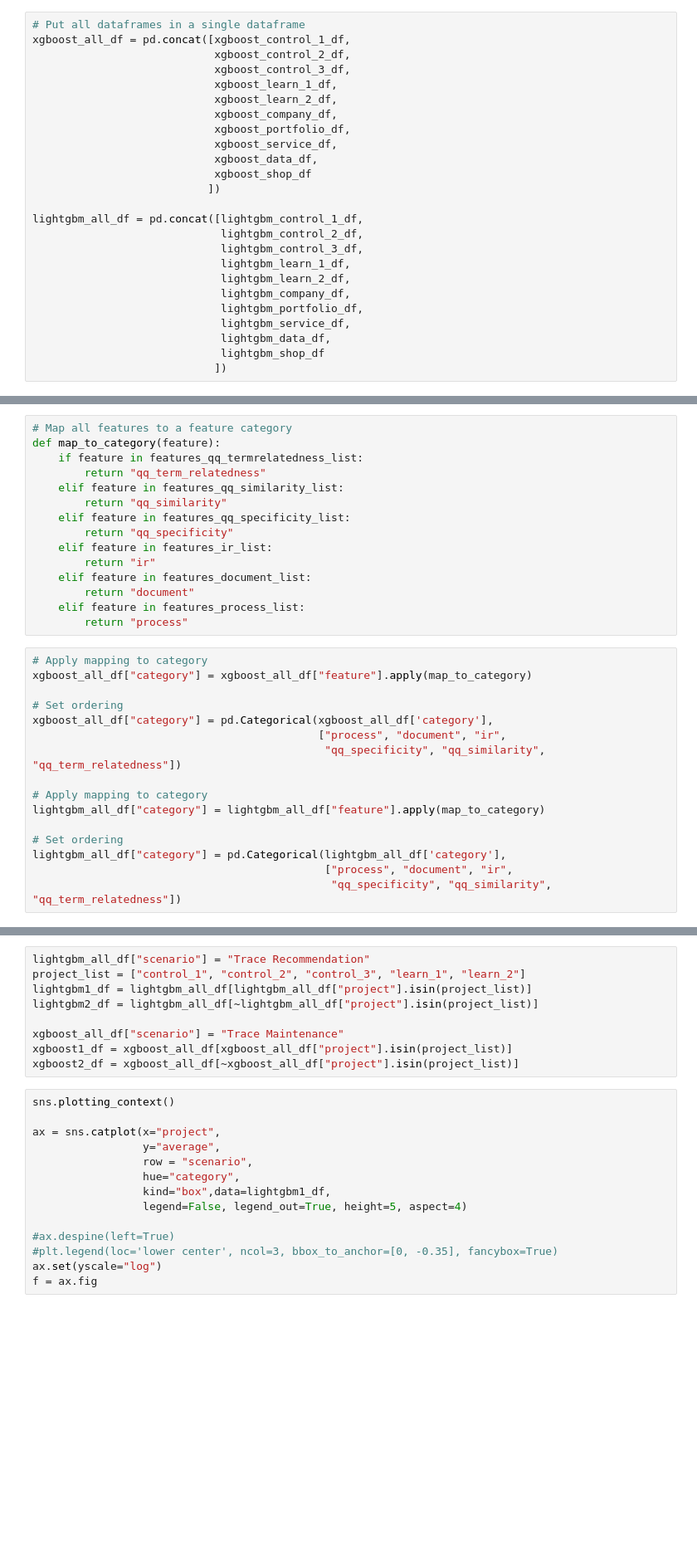
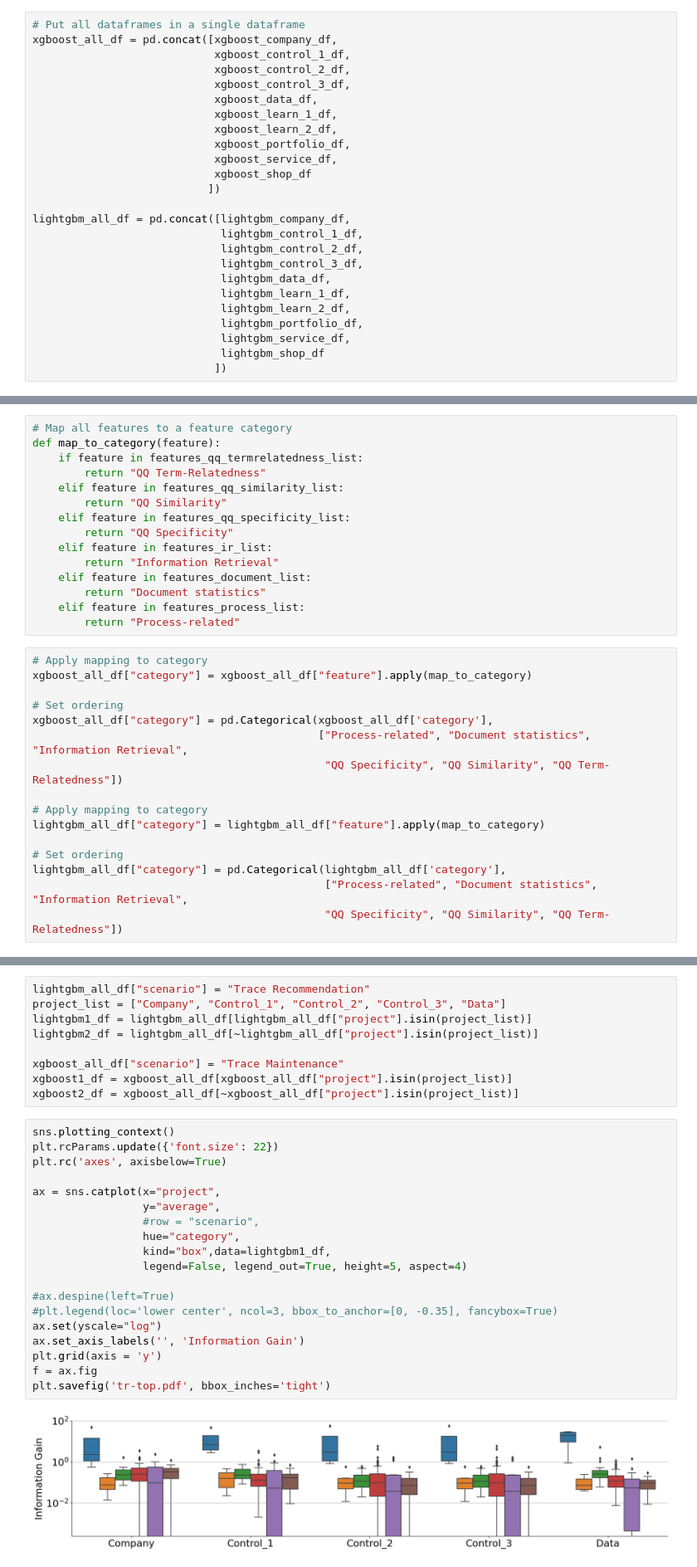
Before and after one commit to RELabUU/LCDTrace, a Jupyter notebook: notebooks/calculating_feature_importance.ipynb, the cells around one changed output, grey strips where cells are left out. Shown at 83% size. Saved outputs shown, nothing was run; the diff lists cells and outputs as text; blank space fills up the shorter version.

Commit message:
Made fixes so to generate the charts in the paper

```diff
--- a/notebooks/calculating_feature_importance.ipynb
+++ b/notebooks/calculating_feature_importance.ipynb
@@ -137,26 +139,26 @@ lightgbm_shop_df["project"] = "shop"
 # %%
 # Put all dataframes in a single dataframe
-xgboost_all_df = pd.concat([xgboost_control_1_df,
+xgboost_all_df = pd.concat([xgboost_company_df,
+                            xgboost_control_1_df,
                             xgboost_control_2_df,
                             xgboost_control_3_df,
+                            xgboost_data_df,
                             xgboost_learn_1_df,
                             xgboost_learn_2_df,
-                            xgboost_company_df,
                             xgboost_portfolio_df,
                             xgboost_service_df,
-                            xgboost_data_df,
                             xgboost_shop_df
                            ])
 
-lightgbm_all_df = pd.concat([lightgbm_control_1_df,
+lightgbm_all_df = pd.concat([lightgbm_company_df,
+                             lightgbm_control_1_df,
                              lightgbm_control_2_df,
                              lightgbm_control_3_df,
+                             lightgbm_data_df,
                              lightgbm_learn_1_df,
                              lightgbm_learn_2_df,
-                             lightgbm_company_df,
                              lightgbm_portfolio_df,
                              lightgbm_service_df,
-                             lightgbm_data_df,
                              lightgbm_shop_df
                             ])
 # %% [markdown]
@@ -314,33 +316,33 @@ features_qq_termrelatedness_list = ["f120_avgpmi_svn_all_as_query",
 # Map all features to a feature category
 def map_to_category(feature):
     if feature in features_qq_termrelatedness_list:
-        return "qq_term_relatedness"
+        return "QQ Term-Relatedness"
     elif feature in features_qq_similarity_list:
-        return "qq_similarity"
+        return "QQ Similarity"
     elif feature in features_qq_specificity_list:
-        return "qq_specificity"
+        return "QQ Specificity"
     elif feature in features_ir_list:
-        return "ir"
+        return "Information Retrieval"
     elif feature in features_document_list:
-        return "document"
+        return "Document statistics"
     elif feature in features_process_list:
-        return "process"
+        return "Process-related"
 # %%
 # Apply mapping to category
 xgboost_all_df["category"] = xgboost_all_df["feature"].apply(map_to_category)
 
 # Set ordering
 xgboost_all_df["category"] = pd.Categorical(xgboost_all_df['category'],
-                                            ["process", "document", "ir",
-                                             "qq_specificity", "qq_similarity", "qq_term_relatedness"])
+                                            ["Process-related", "Document statistics", "Information Retrieval",
+                                             "QQ Specificity", "QQ Similarity", "QQ Term-Relatedness"])
 
 # Apply mapping to category
 lightgbm_all_df["category"] = lightgbm_all_df["feature"].apply(map_to_category)
 
 # Set ordering
 lightgbm_all_df["category"] = pd.Categorical(lightgbm_all_df['category'],
-                                             ["process", "document", "ir",
-                                              "qq_specificity", "qq_similarity", "qq_term_relatedness"])
+                                             ["Process-related", "Document statistics", "Information Retrieval",
+                                             "QQ Specificity", "QQ Similarity", "QQ Term-Relatedness"])
 # %% [markdown]
 # 3. Results
 # %%
@@ -358,7 +360,7 @@ final_table.to_excel(excel_writer = "../results/Evaluation/rq1_feature_importanc
 # 4. Show Boxplot
 # %%
 lightgbm_all_df["scenario"] = "Trace Recommendation"
-project_list = ["control_1", "control_2", "control_3", "learn_1", "learn_2"]
+project_list = ["Company", "Control_1", "Control_2", "Control_3", "Data"]
 lightgbm1_df = lightgbm_all_df[lightgbm_all_df["project"].isin(project_list)]
 lightgbm2_df = lightgbm_all_df[~lightgbm_all_df["project"].isin(project_list)]
 
@@ -367,18 +369,25 @@ xgboost1_df = xgboost_all_df[xgboost_all_df["project"].isin(project_list)]
 xgboost2_df = xgboost_all_df[~xgboost_all_df["project"].isin(project_list)]
 # %%
 sns.plotting_context()
+plt.rcParams.update({'font.size': 22})
+plt.rc('axes', axisbelow=True)
 
 ax = sns.catplot(x="project",
                  y="average",
-                 row = "scenario",
+                 #row = "scenario",
                  hue="category",
                  kind="box",data=lightgbm1_df,
                  legend=False, legend_out=True, height=5, aspect=4)
 
 #ax.despine(left=True)
 #plt.legend(loc='lower center', ncol=3, bbox_to_anchor=[0, -0.35], fancybox=True)
 ax.set(yscale="log")
+ax.set_axis_labels('', 'Information Gain')
+plt.grid(axis = 'y')
 f = ax.fig
+plt.savefig('tr-top.pdf', bbox_inches='tight')
+# %% [output]
+[figure, added]
 # %%
 sns.plotting_context()
 
```
Also changed, not shown: parts of 6 cells of this notebook.
